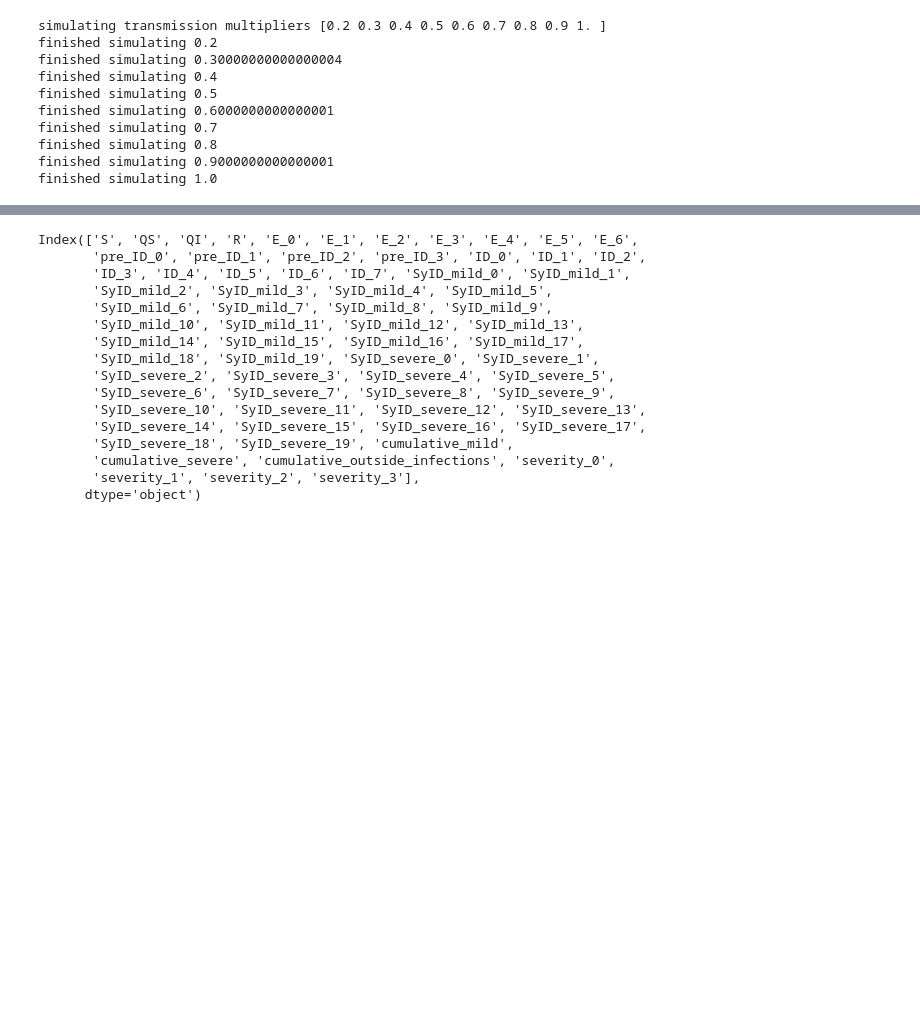
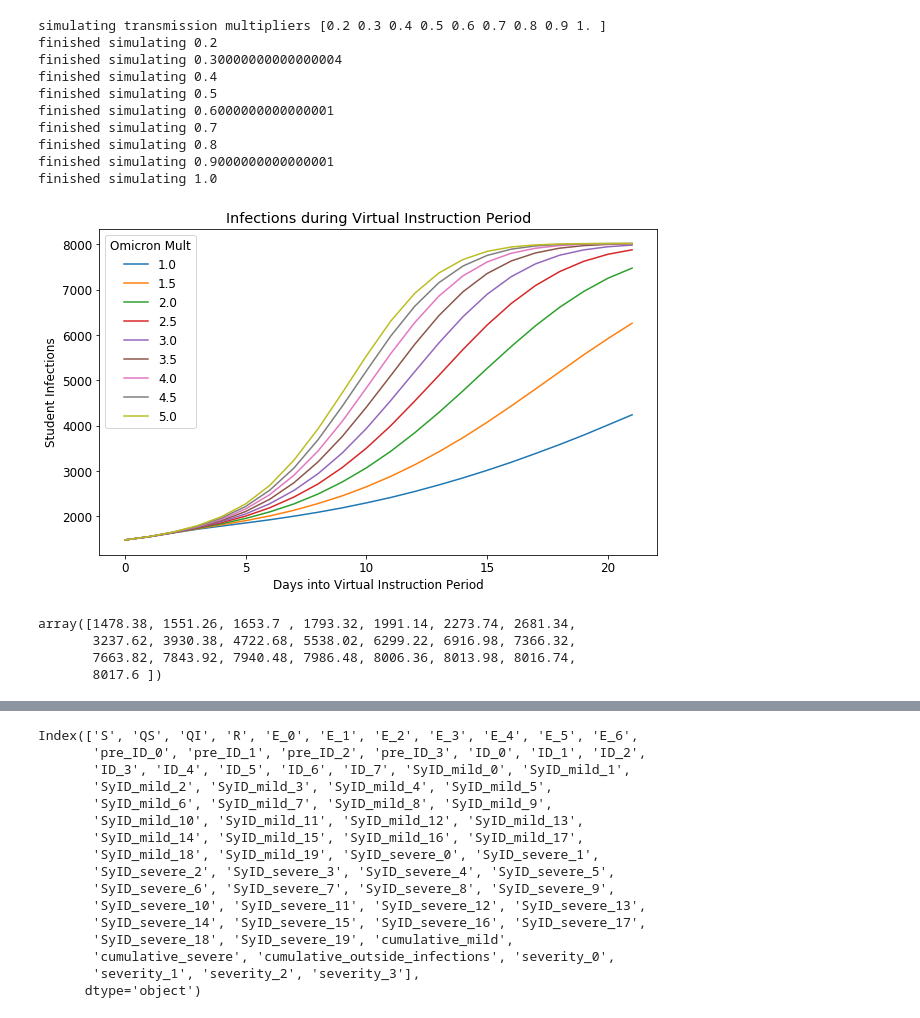
Before and after one commit to peter-i-frazier/group-testing, a Jupyter notebook: notebooks/spring_2022_sims/virtual_instruction_sensitivity.ipynb, the cells around one changed output, grey strips where cells are left out. Cells and saved outputs as stored; diff of their text form; code cells hidden in the pictures; blank space fills up the shorter version.

Commit message:
added figures for virtual sims

```diff
--- a/notebooks/spring_2022_sims/virtual_instruction_sensitivity.ipynb
+++ b/notebooks/spring_2022_sims/virtual_instruction_sensitivity.ipynb
@@ -43,3 +45,34 @@ finished simulating 0.7
 finished simulating 0.8
 finished simulating 0.9000000000000001
 finished simulating 1.0
+# %%
+import matplotlib.pyplot as plt
+
+
+plt.figure(figsize=(10,6))
+for mult in transmission_multipliers:
+    inf_trajs = list()
+    for sim_df in sim_df_results[mult]:
+        inf_trajs.append(get_cum_inf_trajectory(sim_df))
+    plt.plot(np.mean(inf_trajs, axis=0), label=5*round(mult,1))
+
+plt.title('Infections during Virtual Instruction Period')
+plt.xlabel('Days into Virtual Instruction Period')
+plt.ylabel('Student Infections')
+plt.legend(title='Omicron Mult')
+plt.show()
+# %% [output]
+[figure, added]
+# %%
+def get_cum_inf_trajectory(df):
+    return np.sum(df[['cumulative_mild', 'cumulative_severe']], axis=1)
+
+inf_trajs = list()
+for sim_df in sim_df_results[1.0]:
+    inf_trajs.append(get_cum_inf_trajectory(sim_df))
+np.mean(inf_trajs, axis=0)
+# %% [output]
+array([1478.38, 1551.26, 1653.7 , 1793.32, 1991.14, 2273.74, 2681.34,
+       3237.62, 3930.38, 4722.68, 5538.02, 6299.22, 6916.98, 7366.32,
+       7663.82, 7843.92, 7940.48, 7986.48, 8006.36, 8013.98, 8016.74,
+       8017.6 ])
```
Also changed, not shown: parts of 3 cells of this notebook, 1 other file.
